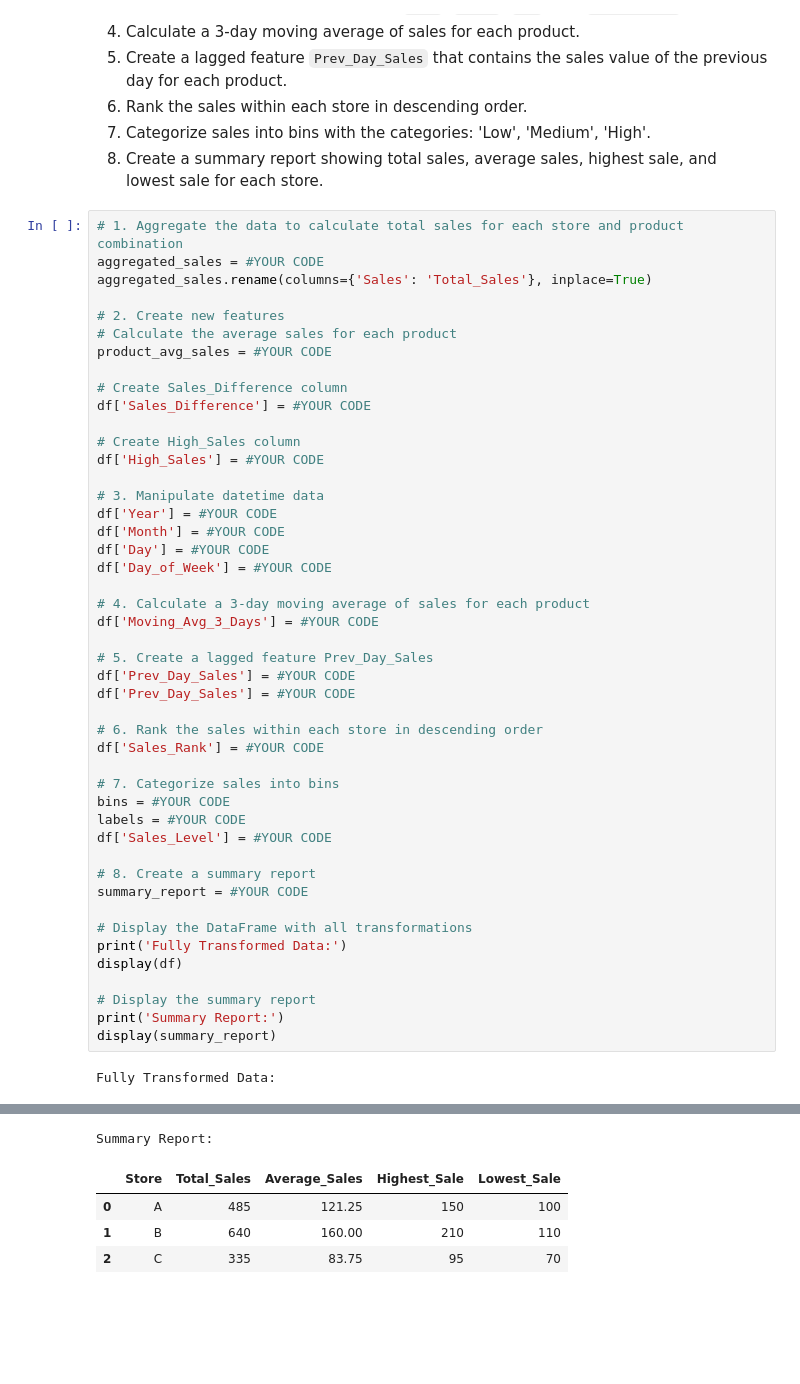
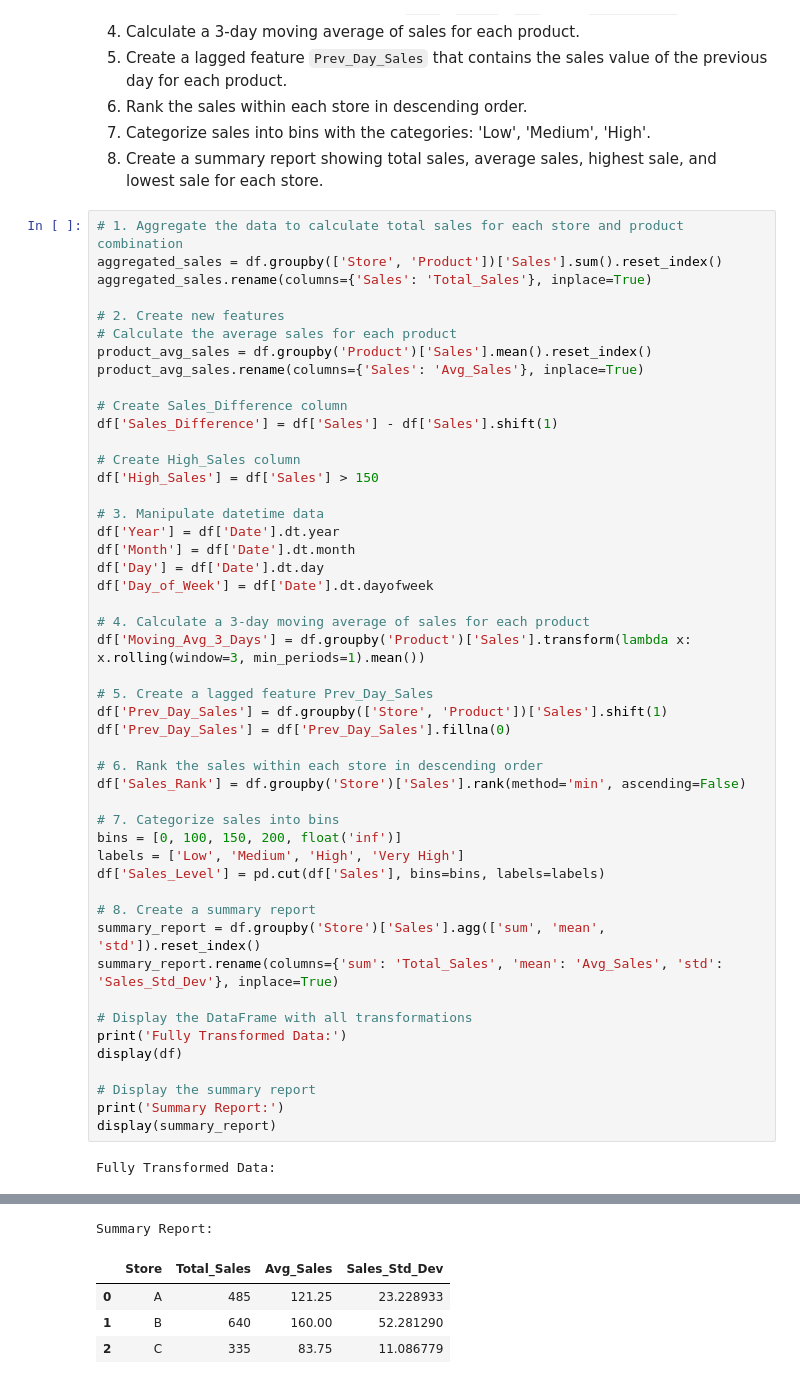
Before and after one commit to xandermacha/TechCatalyst_DE_2025_pub, a Jupyter notebook: Activities/Week 4/Homework/Pandas Transformations.ipynb, the cells around one changed output, grey strips where cells are left out. Drawn from its saved outputs; the diff is of its cells as text; blank space fills up the shorter version.

```diff
--- a/Activities/Week 4/Homework/Pandas Transformations.ipynb
+++ b/Activities/Week 4/Homework/Pandas Transformations.ipynb
@@ -796,42 +797,44 @@ display(df)
 8. Create a summary report showing total sales, average sales, highest sale, and lowest sale for each store.
 # %%
 # 1. Aggregate the data to calculate total sales for each store and product combination
-aggregated_sales = #YOUR CODE
+aggregated_sales = df.groupby(['Store', 'Product'])['Sales'].sum().reset_index()
 aggregated_sales.rename(columns={'Sales': 'Total_Sales'}, inplace=True)
 
 # 2. Create new features
 # Calculate the average sales for each product
-product_avg_sales = #YOUR CODE
+product_avg_sales = df.groupby('Product')['Sales'].mean().reset_index()
+product_avg_sales.rename(columns={'Sales': 'Avg_Sales'}, inplace=True)
 
 # Create Sales_Difference column
-df['Sales_Difference'] = #YOUR CODE
+df['Sales_Difference'] = df['Sales'] - df['Sales'].shift(1)
 
 # Create High_Sales column
-df['High_Sales'] = #YOUR CODE
+df['High_Sales'] = df['Sales'] > 150
 
 # 3. Manipulate datetime data
-df['Year'] = #YOUR CODE
-df['Month'] = #YOUR CODE
-df['Day'] = #YOUR CODE
-df['Day_of_Week'] = #YOUR CODE
+df['Year'] = df['Date'].dt.year
+df['Month'] = df['Date'].dt.month
+df['Day'] = df['Date'].dt.day
+df['Day_of_Week'] = df['Date'].dt.dayofweek
 
 # 4. Calculate a 3-day moving average of sales for each product
-df['Moving_Avg_3_Days'] = #YOUR CODE
+df['Moving_Avg_3_Days'] = df.groupby('Product')['Sales'].transform(lambda x: x.rolling(window=3, min_periods=1).mean())
 
 # 5. Create a lagged feature Prev_Day_Sales
-df['Prev_Day_Sales'] = #YOUR CODE
-df['Prev_Day_Sales'] = #YOUR CODE
+df['Prev_Day_Sales'] = df.groupby(['Store', 'Product'])['Sales'].shift(1)
+df['Prev_Day_Sales'] = df['Prev_Day_Sales'].fillna(0)
 
 # 6. Rank the sales within each store in descending order
-df['Sales_Rank'] = #YOUR CODE
+df['Sales_Rank'] = df.groupby('Store')['Sales'].rank(method='min', ascending=False)
 
 # 7. Categorize sales into bins
-bins = #YOUR CODE
-labels = #YOUR CODE
-df['Sales_Level'] = #YOUR CODE
+bins = [0, 100, 150, 200, float('inf')]
+labels = ['Low', 'Medium', 'High', 'Very High']
+df['Sales_Level'] = pd.cut(df['Sales'], bins=bins, labels=labels)
 
 # 8. Create a summary report
-summary_report = #YOUR CODE
+summary_report = df.groupby('Store')['Sales'].agg(['sum', 'mean', 'std']).reset_index()
+summary_report.rename(columns={'sum': 'Total_Sales', 'mean': 'Avg_Sales', 'std': 'Sales_Std_Dev'}, inplace=True)
 
 # Display the DataFrame with all transformations
 print('Fully Transformed Data:')
@@ -858,5 +861,5 @@ Fully Transformed Data:
 Summary Report:
-|  | Store | Total_Sales | Average_Sales | Highest_Sale | Lowest_Sale |
-| 0 | A | 485 | 121.25 | 150 | 100 |
-| 1 | B | 640 | 160.00 | 210 | 110 |
-| 2 | C | 335 | 83.75 | 95 | 70 |
+|  | Store | Total_Sales | Avg_Sales | Sales_Std_Dev |
+| 0 | A | 485 | 121.25 | 23.228933 |
+| 1 | B | 640 | 160.00 | 52.281290 |
+| 2 | C | 335 | 83.75 | 11.086779 |
```
Also changed, not shown: parts of 20 cells of this notebook.
